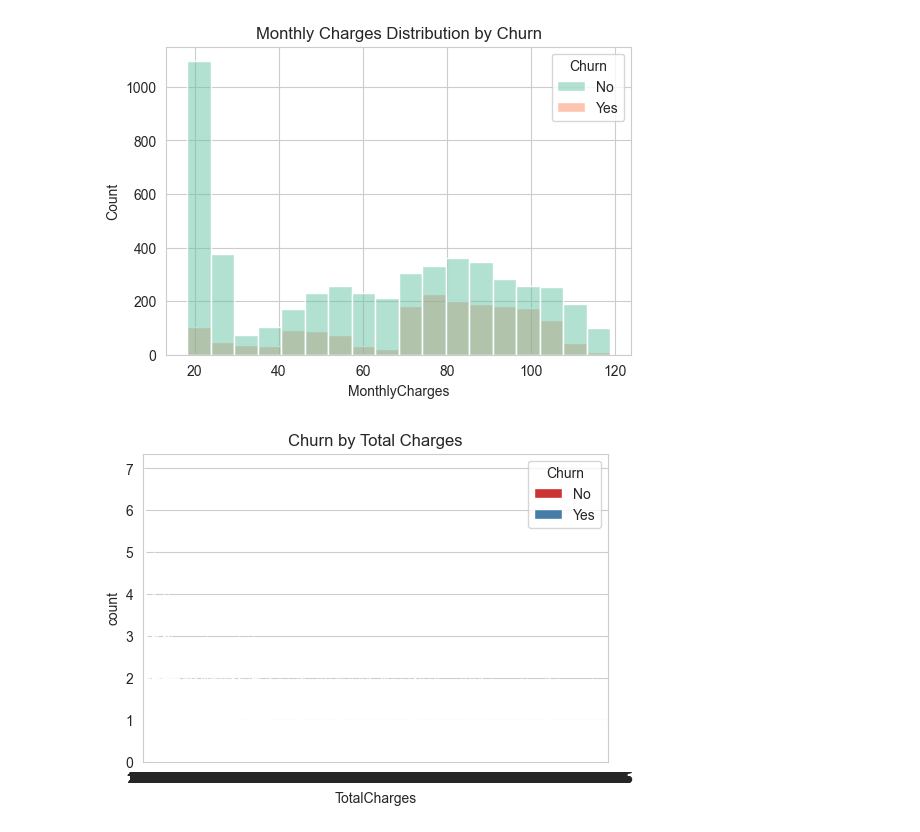
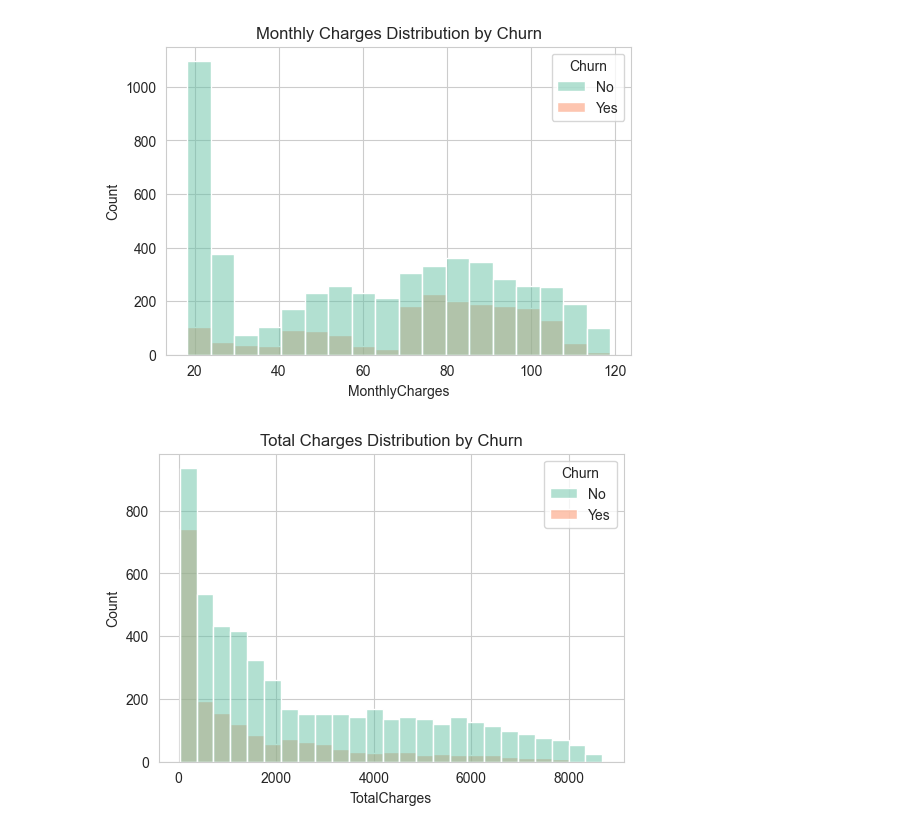
Before and after one commit to Taofeeq-akin/Telecom-Customer-Churn-Prediction, a Jupyter notebook: notebooks/01_eda.ipynb, the cells around one changed output. Saved outputs shown, nothing was run; the diff lists cells and outputs as text; code cells hidden in the pictures.

```diff
--- a/notebooks/01_eda.ipynb
+++ b/notebooks/01_eda.ipynb
@@ -251,8 +288,8 @@ plt.show()
 [figure]
 # %%
 plt.figure(figsize=(6, 4))
-sns.countplot(data=df, x='TotalCharges', hue='Churn', palette='Set1')
-plt.title('Churn by Total Charges')
+sns.histplot(data=df, x='TotalCharges', hue='Churn', palette='Set2')
+plt.title('Total Charges Distribution by Churn')
 plt.show()
 # %% [output]
-[figure, old version]
+[figure, new version]
```
Also changed, not shown: parts of 20 cells of this notebook.
